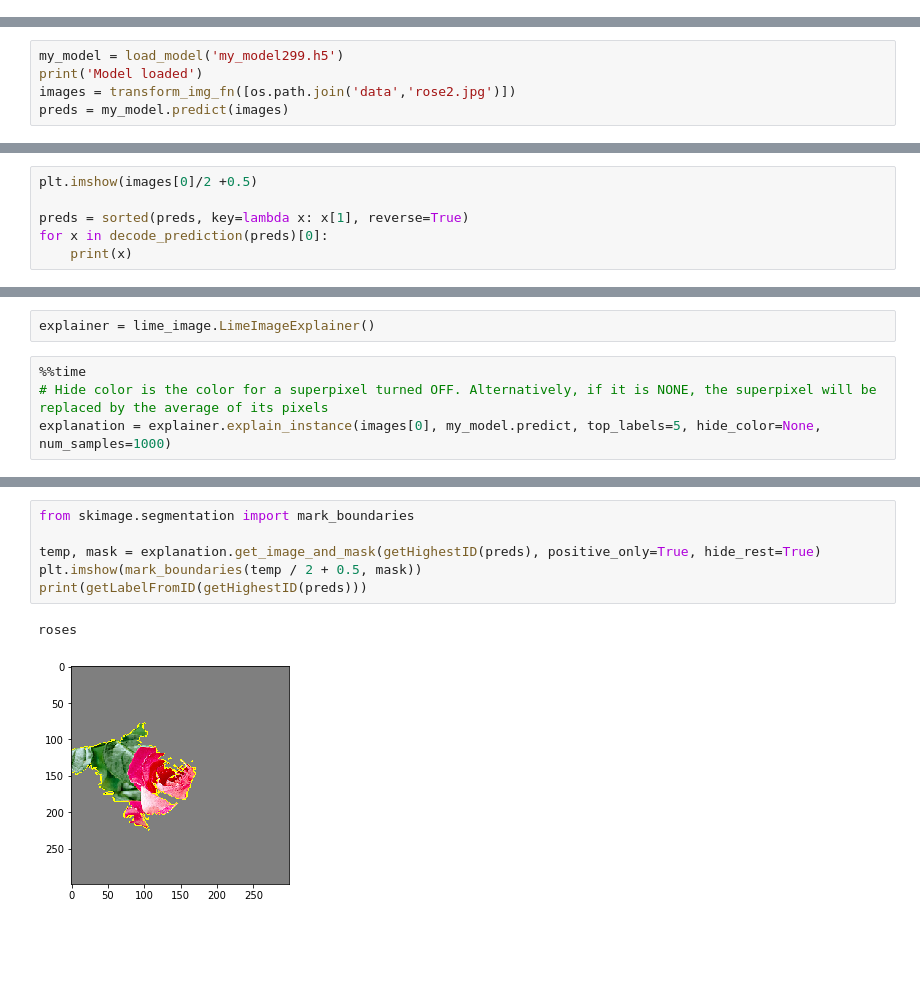
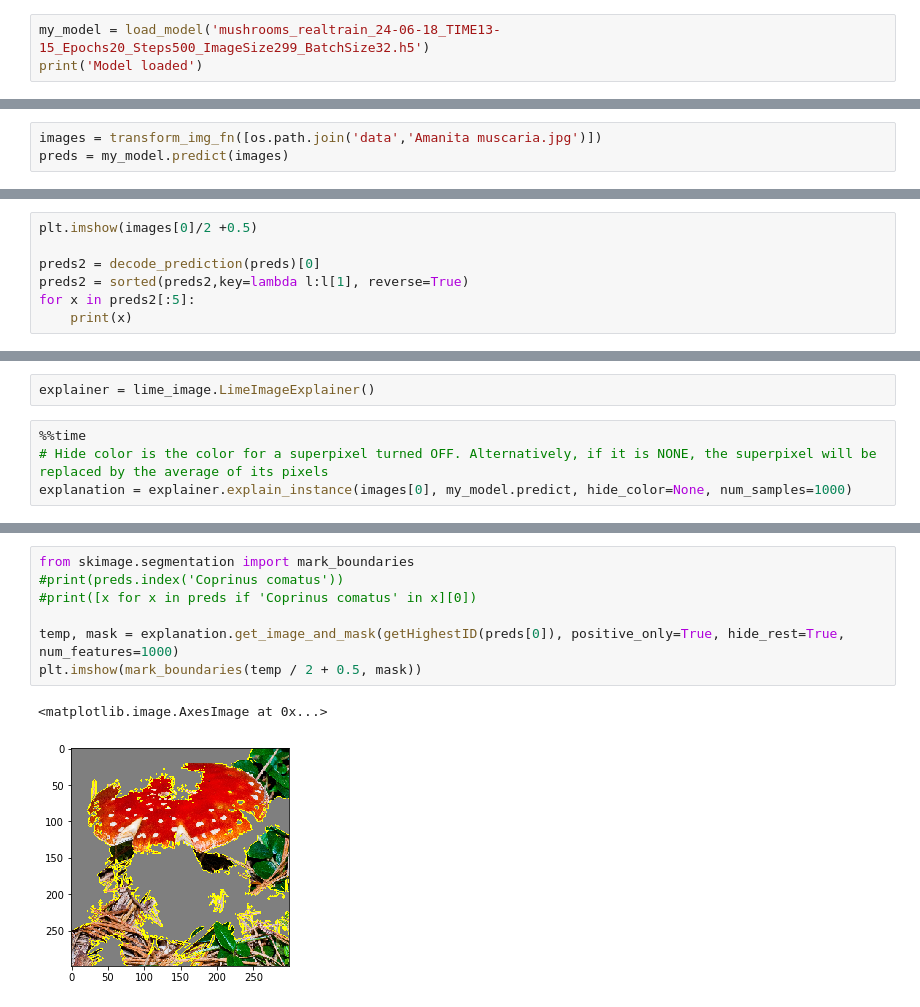
Before and after one commit to LudwigSchallner/limeandcnn, a Jupyter notebook: LIME.ipynb, the cells around one changed output, grey strips where cells are left out. Drawn from its saved outputs; the diff is of its cells as text; blank space fills up the shorter version.

```diff
--- a/LIME.ipynb
+++ b/LIME.ipynb
@@ -64,3 +64,6 @@ def transform_img_fn(path_list):
         x = preprocess_input(x)
         out.append(x)
     return np.vstack(out)
+# %%
+my_model = load_model('mushrooms_realtrain_24-06-18_TIME13-15_Epochs20_Steps500_ImageSize299_BatchSize32.h5')
+print('Model loaded')
@@ -67,5 +72,3 @@ def transform_img_fn(path_list):
 # %%
-my_model = load_model('my_model299.h5')
-print('Model loaded')
-images = transform_img_fn([os.path.join('data','rose2.jpg')])
+images = transform_img_fn([os.path.join('data','Amanita muscaria.jpg')])
 preds = my_model.predict(images)
@@ -74,7 +75,8 @@ Model loaded
 # %%
 plt.imshow(images[0]/2 +0.5)
 
-preds = sorted(preds, key=lambda x: x[1], reverse=True)
-for x in decode_prediction(preds)[0]:
+preds2 = decode_prediction(preds)[0]
+preds2 = sorted(preds2,key=lambda l:l[1], reverse=True)
+for x in preds2[:5]:
     print(x)
 # %% [output]
@@ -99,5 +101,5 @@ explainer = lime_image.LimeImageExplainer()
 # %%
 %%time
 # Hide color is the color for a superpixel turned OFF. Alternatively, if it is NONE, the superpixel will be replaced by the average of its pixels
-explanation = explainer.explain_instance(images[0], my_model.predict, top_labels=5, hide_color=None, num_samples=1000)
+explanation = explainer.explain_instance(images[0], my_model.predict, hide_color=None, num_samples=1000)
 # %% [output]
@@ -106,9 +108,10 @@ Wall time: 16 s
 # %%
 from skimage.segmentation import mark_boundaries
+#print(preds.index('Coprinus comatus'))
+#print([x for x in preds if 'Coprinus comatus' in x][0])
 
-temp, mask = explanation.get_image_and_mask(getHighestID(preds), positive_only=True, hide_rest=True)
+temp, mask = explanation.get_image_and_mask(getHighestID(preds[0]), positive_only=True, hide_rest=True, num_features=1000)
 plt.imshow(mark_boundaries(temp / 2 + 0.5, mask))
-print(getLabelFromID(getHighestID(preds)))
 # %% [output]
-roses
+<matplotlib.image.AxesImage at 0x...>
-[figure, old version]
+[figure, new version]
```
Also changed, not shown: parts of 5 cells of this notebook, 22 other files.
